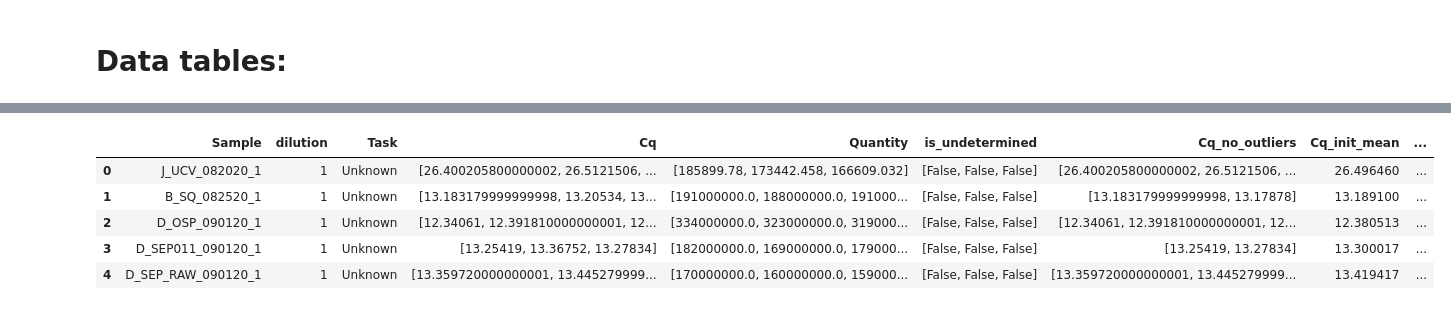
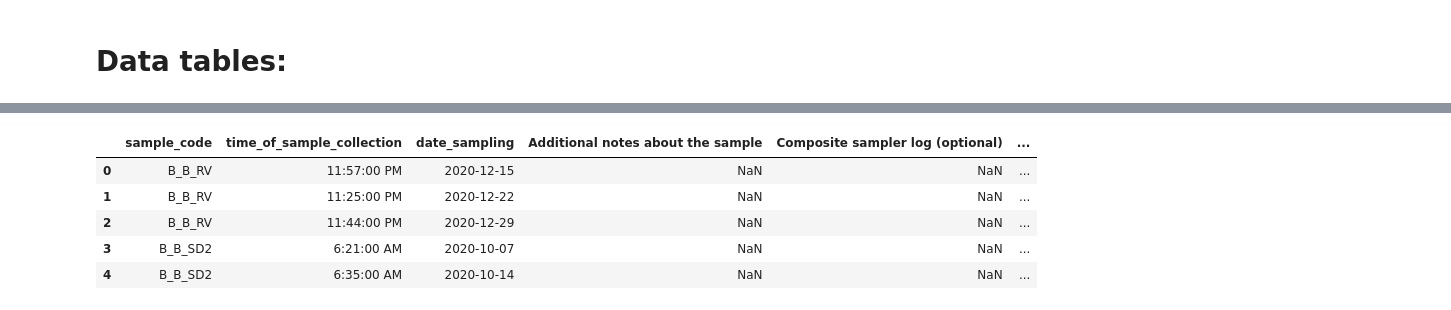
Before and after one commit to wastewaterlab/data_analysis, a Jupyter notebook: notebooks/testing_full_pipeline.ipynb, the cells around one changed output, grey strips where cells are left out. Cells and saved outputs as stored; diff of their text form; code cells hidden in the pictures.

```diff
--- a/notebooks/testing_full_pipeline.ipynb
+++ b/notebooks/testing_full_pipeline.ipynb
@@ -39,10 +23,12 @@ pd.set_option('display.max_colwidth', None)
 # %% [markdown]
 # Data tables:
 # %%
-sites = '/Users/rosekantor/scientific_work/Nelson_lab/wbe_project/data_wbe/site_lookup_120820.csv'
-samples = '/Users/rosekantor/scientific_work/Nelson_lab/wbe_project/data_wbe/sample_inventory_120820.csv'
-qpcr = '/Users/rosekantor/scientific_work/Nelson_lab/wbe_project/data_wbe/QuantStudio_raw_data_120820.csv'
-plates = '/Users/rosekantor/scientific_work/Nelson_lab/wbe_project/data_wbe/Plate_info_120820.csv'
+sites = '/Users/rosekantor/scientific_work/Nelson_lab/wbe_project/data_wbe/site_lookup_012621.csv'
+samples = '/Users/rosekantor/scientific_work/Nelson_lab/wbe_project/data_wbe/sample_inventory_012121.csv'
+qpcr = '/Users/rosekantor/scientific_work/Nelson_lab/wbe_project/data_wbe/QuantStudio_raw_data_012121.csv'
+plates = '/Users/rosekantor/scientific_work/Nelson_lab/wbe_project/data_wbe/Plate_info_012121.csv'
+sample_log = '/Users/rosekantor/scientific_work/Nelson_lab/wbe_project/data_wbe/Sample_collection_log.csv'
+sample_metadata = '/Users/rosekantor/scientific_work/Nelson_lab/wbe_project/data_wbe/Sample_metadata_log.csv'
 # %%
 pd.read_csv(sites).head()
 # %% [output]
@@ -151,9 +90,31 @@ sample_data_qpcr['detected_of_3_TechReps'] = 3 - sample_data_qpcr['nondetect_cou
+# %%
+# load sample log
+sl = pd.read_csv(sample_log)
+sl.date_sampling = pd.to_datetime(sl.date_sampling)
+sl = sl.drop_duplicates(['sample_code', 'date_sampling'])
+sl = sl.rename(columns={'Flow (MGD) for this location, if known': 'flow_MGD'})
+sl.flow_MGD = pd.to_numeric(sl.flow_MGD)
+sl = sl.drop(columns=['Timestamp', 'utility_name'])
+# %%
+#load sample metadata log
+sm = pd.read_csv(sample_metadata)
+sm.date_sampling = pd.to_datetime(sm.date_sampling)
+sm = sm.rename(columns={'TSS (mg/L) (if available)': 'TSS',
+                        'COD (mg/L) (if available)': 'COD',
+                        'BOD (mg/L) (if available)': 'BOD'
+                       })
+sm.TSS = pd.to_numeric(sm.TSS)
+sm.COD = pd.to_numeric(sm.COD)
+sm.BOD = pd.to_numeric(sm.BOD)
+sm = sm.drop(columns=['Timestamp', 'utility_name'])
+sm = sm.drop_duplicates(['sample_code', 'date_sampling'])
+sampling_df = sl.merge(sm, how='left', on=['sample_code', 'date_sampling'])
 # %%
-sample_data_qpcr.head()
+sampling_df.head()
 # %% [output]
-|  | Sample | dilution | Task | Cq | Quantity | is_undetermined | Cq_no_outliers | Cq_init_mean | ... |
-| 0 | J_UCV_082020_1 | 1 | Unknown | [26.400205800000002, 26.5121506, ... | [185899.78, 173442.458, 166609.032] | [False, False, False] | [26.400205800000002, 26.5121506, ... | 26.496460 | ... |
-| 1 | B_SQ_082520_1 | 1 | Unknown | [13.183179999999998, 13.20534, 13... | [191000000.0, 188000000.0, 191000... | [False, False, False] | [13.183179999999998, 13.17878] | 13.189100 | ... |
-| 2 | D_OSP_090120_1 | 1 | Unknown | [12.34061, 12.391810000000001, 12... | [334000000.0, 323000000.0, 319000... | [False, False, False] | [12.34061, 12.391810000000001, 12... | 12.380513 | ... |
-| 3 | D_SEP011_090120_1 | 1 | Unknown | [13.25419, 13.36752, 13.27834] | [182000000.0, 169000000.0, 179000... | [False, False, False] | [13.25419, 13.27834] | 13.300017 | ... |
-| 4 | D_SEP_RAW_090120_1 | 1 | Unknown | [13.359720000000001, 13.445279999... | [170000000.0, 160000000.0, 159000... | [False, False, False] | [13.359720000000001, 13.445279999... | 13.419417 | ... |
+|  | sample_code | time_of_sample_collection | date_sampling | Additional notes about the sample | Composite sampler log (optional) | ... |
+| 0 | B_B_RV | 11:57:00 PM | 2020-12-15 | NaN | NaN | ... |
+| 1 | B_B_RV | 11:25:00 PM | 2020-12-22 | NaN | NaN | ... |
+| 2 | B_B_RV | 11:44:00 PM | 2020-12-29 | NaN | NaN | ... |
+| 3 | B_B_SD2 | 6:21:00 AM | 2020-10-07 | NaN | NaN | ... |
+| 4 | B_B_SD2 | 6:35:00 AM | 2020-10-14 | NaN | NaN | ... |
```
Also changed, not shown: parts of 36 cells of this notebook.
